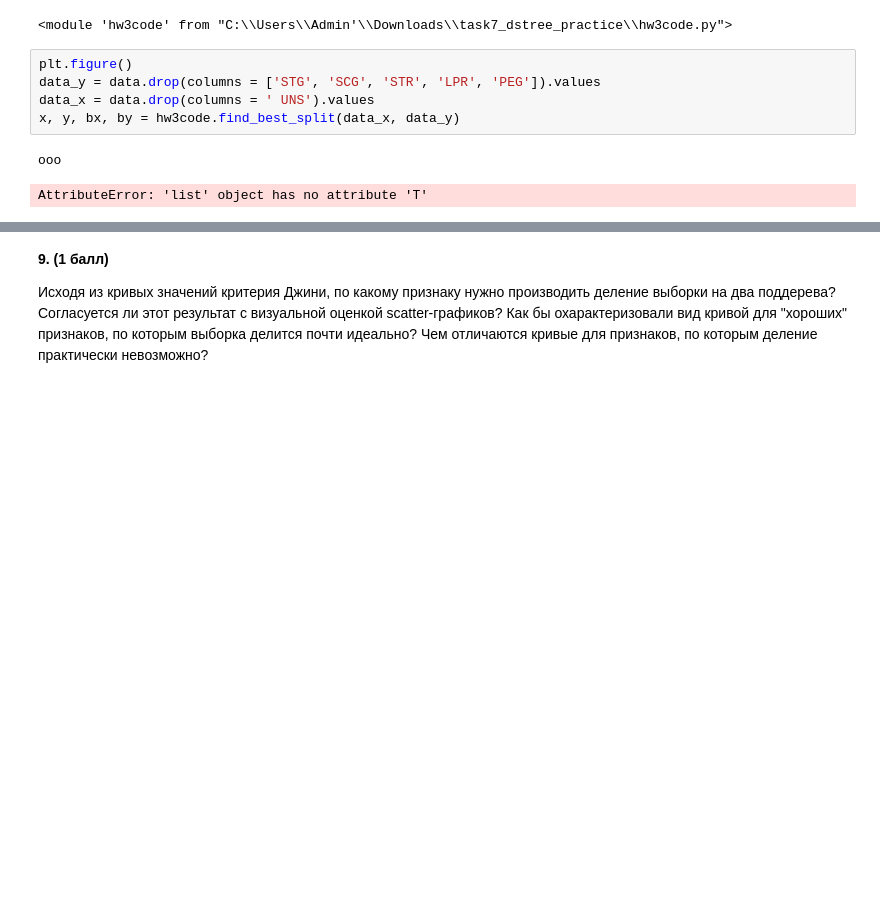
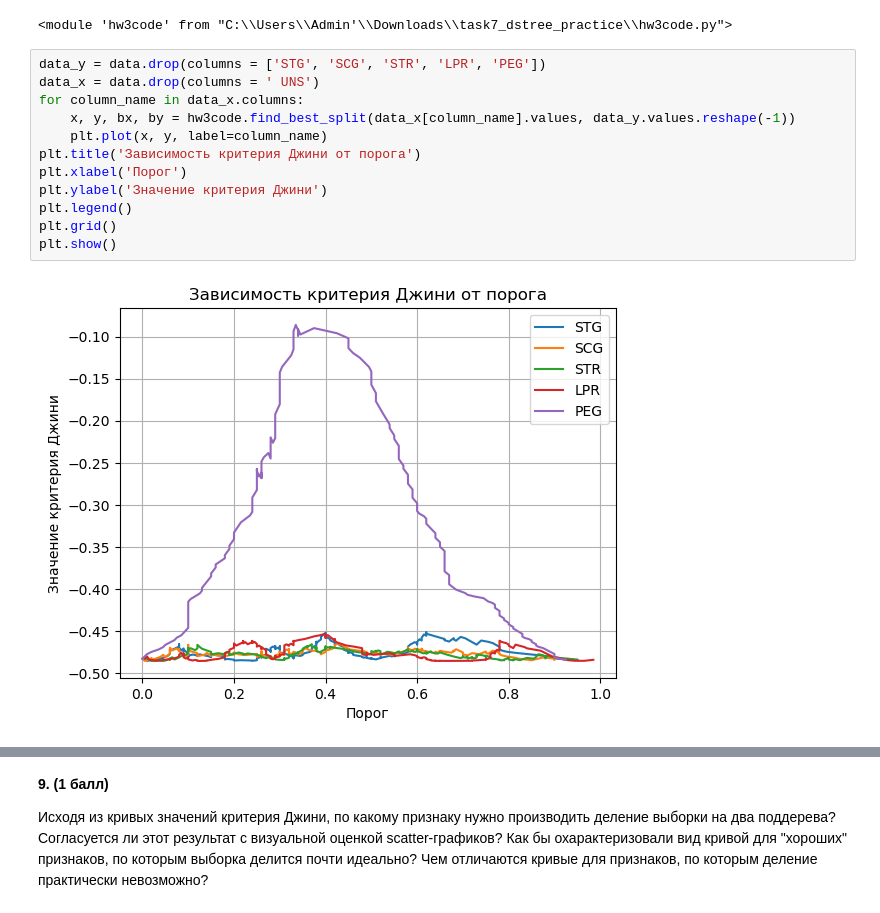
Before and after one commit to ZedgenizovaRita/Homework_7, a Jupyter notebook: task7_dstree_practice.ipynb, the cells around one changed output, grey strips where cells are left out. Saved outputs shown, nothing was run; the diff lists cells and outputs as text; blank space fills up the shorter version.

```diff
--- a/task7_dstree_practice.ipynb
+++ b/task7_dstree_practice.ipynb
@@ -113,13 +113,19 @@ reload(hw3code)
 # %% [output]
 <module 'hw3code' from "C:\\Users\\Admin'\\Downloads\\task7_dstree_practice\\hw3code.py">
 # %%
-plt.figure()
-data_y = data.drop(columns = ['STG', 'SCG', 'STR', 'LPR', 'PEG']).values
-data_x = data.drop(columns = ' UNS').values
-x, y, bx, by = hw3code.find_best_split(data_x, data_y)
+data_y = data.drop(columns = ['STG', 'SCG', 'STR', 'LPR', 'PEG'])
+data_x = data.drop(columns = ' UNS')
+for column_name in data_x.columns:
+    x, y, bx, by = hw3code.find_best_split(data_x[column_name].values, data_y.values.reshape(-1))
+    plt.plot(x, y, label=column_name)
+plt.title('Зависимость критерия Джини от порога')
+plt.xlabel('Порог')
+plt.ylabel('Значение критерия Джини')
+plt.legend()
+plt.grid()
+plt.show()
 # %% [output]
-ooo
-AttributeError: 'list' object has no attribute 'T'
+[figure, added]
 # %%
 plt.figure(figsize = [15, 8])
 
```
Also changed, not shown: parts of 4 cells of this notebook.
